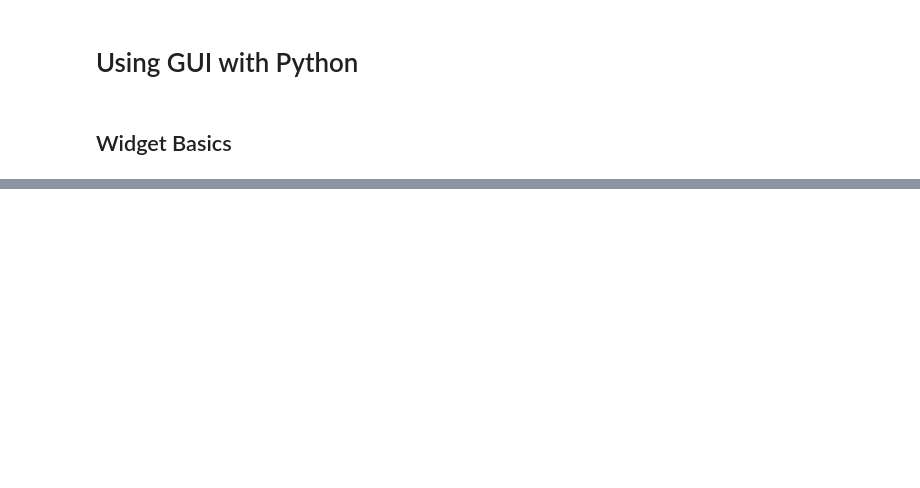
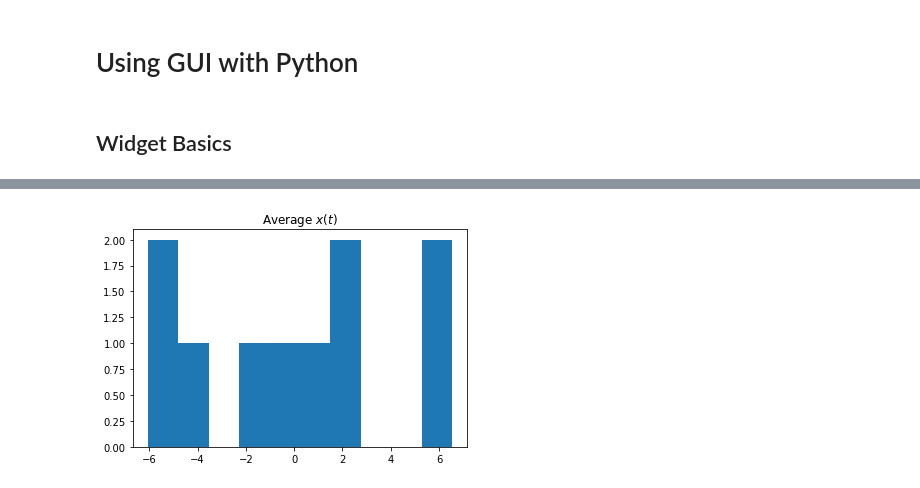
Before and after one commit to thoughtlesslabs/Python, a Jupyter notebook: s21-gui.ipynb, the cells around one changed output, grey strips where cells are left out. Cells and saved outputs as stored; diff of their text form; code cells hidden in the pictures; blank space fills up the shorter version.

```diff
--- a/s21-gui.ipynb
+++ b/s21-gui.ipynb
@@ -89,0 +191,5 @@ a = widgets.FloatText()
+# %%
+plt.hist(xyz_avg[:,0])
+plt.title('Average $x(t)$');
+# %% [output]
+[figure, added]
```
Also changed, not shown: parts of 31 cells of this notebook.
